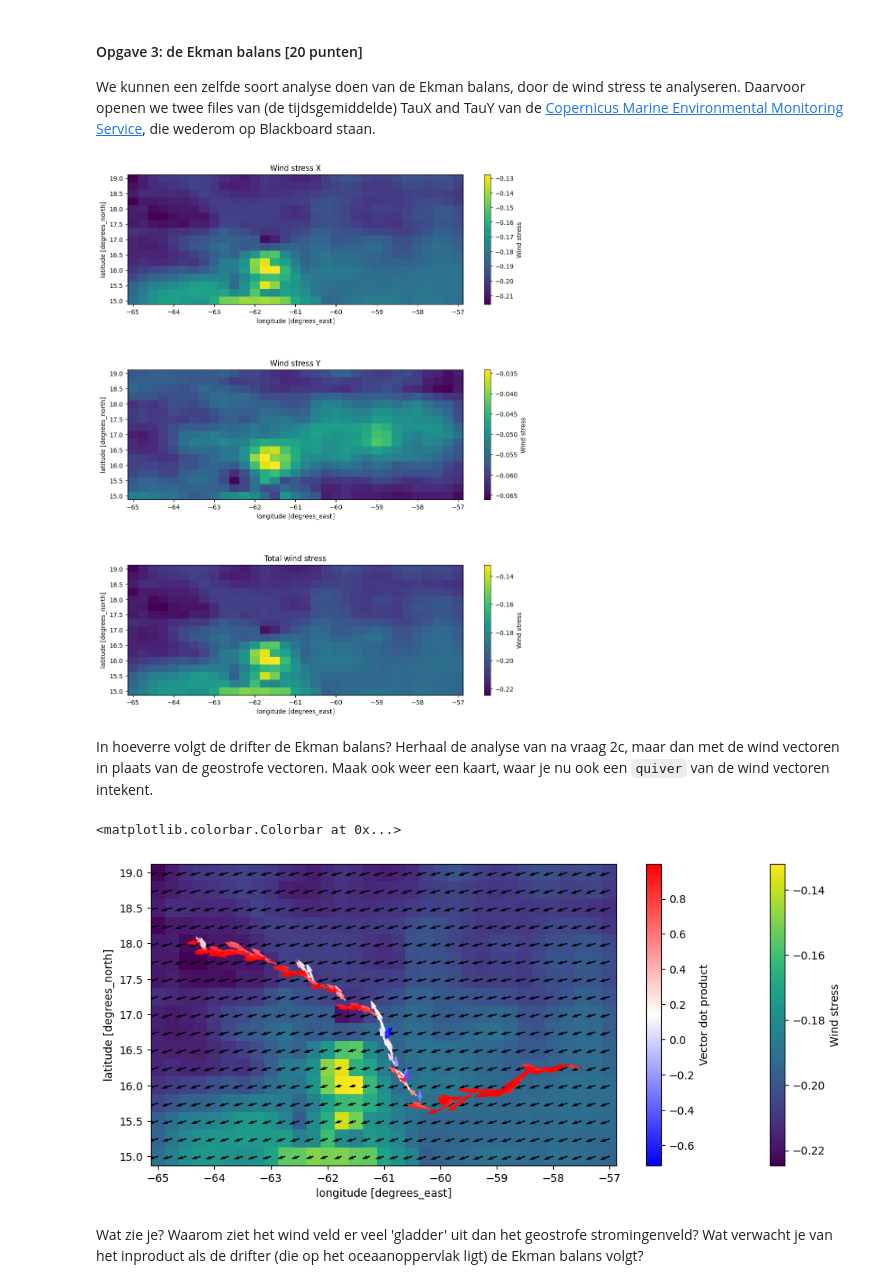
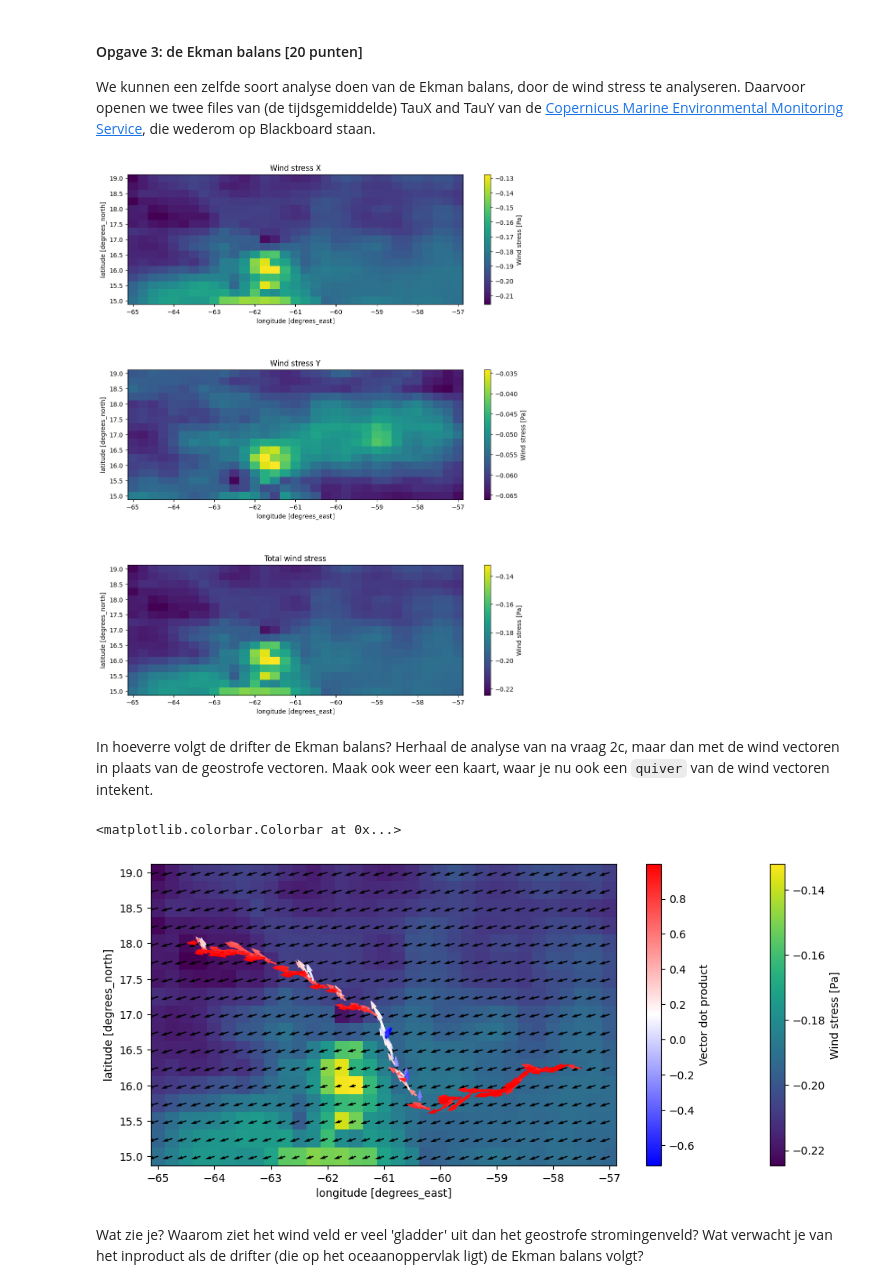
Before and after one commit to ElgMoes/AOD, a Jupyter notebook: Assignment_OceanData.ipynb, the cells around one changed output. Drawn from its saved outputs; the diff is of its cells as text; code cells hidden in the pictures.

```diff
--- a/Assignment_OceanData.ipynb
+++ b/Assignment_OceanData.ipynb
@@ -292,31 +292,39 @@ Over de richting van onze vectoren kunnen we zeggen dat deze corresponderen met
 
 We kunnen een zelfde soort analyse doen van de Ekman balans, door de wind stress te analyseren. Daarvoor openen we twee files van (de tijdsgemiddelde) TauX and TauY van de [Copernicus Marine Environmental Monitoring Service](https://marine.copernicus.eu/), die wederom op Blackboard staan.
 # %%
+# Openen van databestanden voor de wind stress in de X en Y richting
 TauX = xr.open_dataset('CERSAT-GLO-BLENDED_WIND_L4-V6-OBS_FULL_TIME_SERIE_TauX.nc').surface_downward_eastward_stress.mean('time')
 TauY = xr.open_dataset('CERSAT-GLO-BLENDED_WIND_L4-V6-OBS_FULL_TIME_SERIE_TauY.nc').surface_downward_northward_stress.mean('time')
 
 # initialisatie figuur
 fig, axs = plt.subplots(3, figsize=(12, 15))
 
-TauX.plot(ax=axs[0], cbar_kwargs=dict(label='Wind stress'))
-TauY.plot(ax=axs[1], cbar_kwargs=dict(label='Wind stress'))
+# Plotten van wind stress
+TauX.plot(ax=axs[0], cbar_kwargs=dict(label='Wind stress [Pa]'))
+TauY.plot(ax=axs[1], cbar_kwargs=dict(label='Wind stress [Pa]'))
 
+# X en Y stress samenvoegen tot 1 dimensie (Negatief, omdat beide richtingen negatief zijn en pythagoras neemt de absolute waarde)
 Tau_general = -np.hypot(TauX, TauY)
-Tau_general.plot(ax=axs[2], cbar_kwargs=dict(label='Wind stress'))
+Tau_general.plot(ax=axs[2], cbar_kwargs=dict(label='Wind stress [Pa]'))
 
+# Plot titels geven
 axs[0].set_title('Wind stress X')
 axs[1].set_title('Wind stress Y')
 axs[2].set_title('Total wind stress')
 
+# Extra ruimte tussen subplots voor opmaak
 plt.subplots_adjust(hspace=0.5)
 # %% [output]
-[figure, old version]
+[figure, new version]
 # %% [markdown]
 In hoeverre volgt de drifter de Ekman balans? Herhaal de analyse van na vraag 2c, maar dan met de wind vectoren in plaats van de geostrofe vectoren. Maak ook weer een kaart, waar je nu ook een `quiver` van de wind vectoren intekent.
 # %%
+# De drifter interpoleren naar de wind stress
 u_Tau_drifter = TauX.interp(lon=pathlons, lat=pathlats)
 v_Tau_drifter = TauY.interp(lon=pathlons, lat=pathlats)
 
+# Inproduct tussen de driftersnelheid en de wind-stress
+# Om te zien wat de overeenkomst is tussen deze twee.
 inp_g_Tau = [inp(
     ([u_drifter[i], v_drifter[i]]),
     ([u_Tau_drifter.values[i], v_Tau_drifter.values[i]])
@@ -326,13 +334,13 @@ inp_g_Tau = [inp(
 fig = plt.figure(figsize=(12, 5))
 ax = fig.add_subplot(1, 1, 1)
 
-# Waterhoogte plotten
-Tau_general.plot(ax=ax, cbar_kwargs=dict(label='Wind stress'))  # we nemen hier de tijdsgemiddelde, voor het gemak
-ax.quiver(TauX.lon, TauY.lat, TauX, TauY) # Geostrofe X vectoren plotten
-cb = ax.quiver(lon[I], lat[I], u_drifter, v_drifter, inp_g_Tau, cmap='bwr') # Richtingsvectoren plotten met inproduct
+# Plotten
+Tau_general.plot(ax=ax, cbar_kwargs=dict(label='Wind stress [Pa]'))  # We nemen hier de totale wind-stress
+ax.quiver(TauX.lon, TauY.lat, TauX, TauY) # Wind stress vectoren plotten
+cb = ax.quiver(lon[I], lat[I], u_drifter, v_drifter, inp_g_Tau, cmap='bwr') # Richtingsvectoren van drifter plotten met inproduct
 plt.colorbar(cb, label='Vector dot product')
 # %% [output]
 <matplotlib.colorbar.Colorbar at 0x...>
-[figure, old version]
+[figure, new version]
 # %% [markdown]
 Wat zie je? Waarom ziet het wind veld er veel 'gladder' uit dan het geostrofe stromingenveld? Wat verwacht je van het inproduct als de drifter (die op het oceaanoppervlak ligt) de Ekman balans volgt?
```
Also changed, not shown: parts of 2 cells of this notebook.
